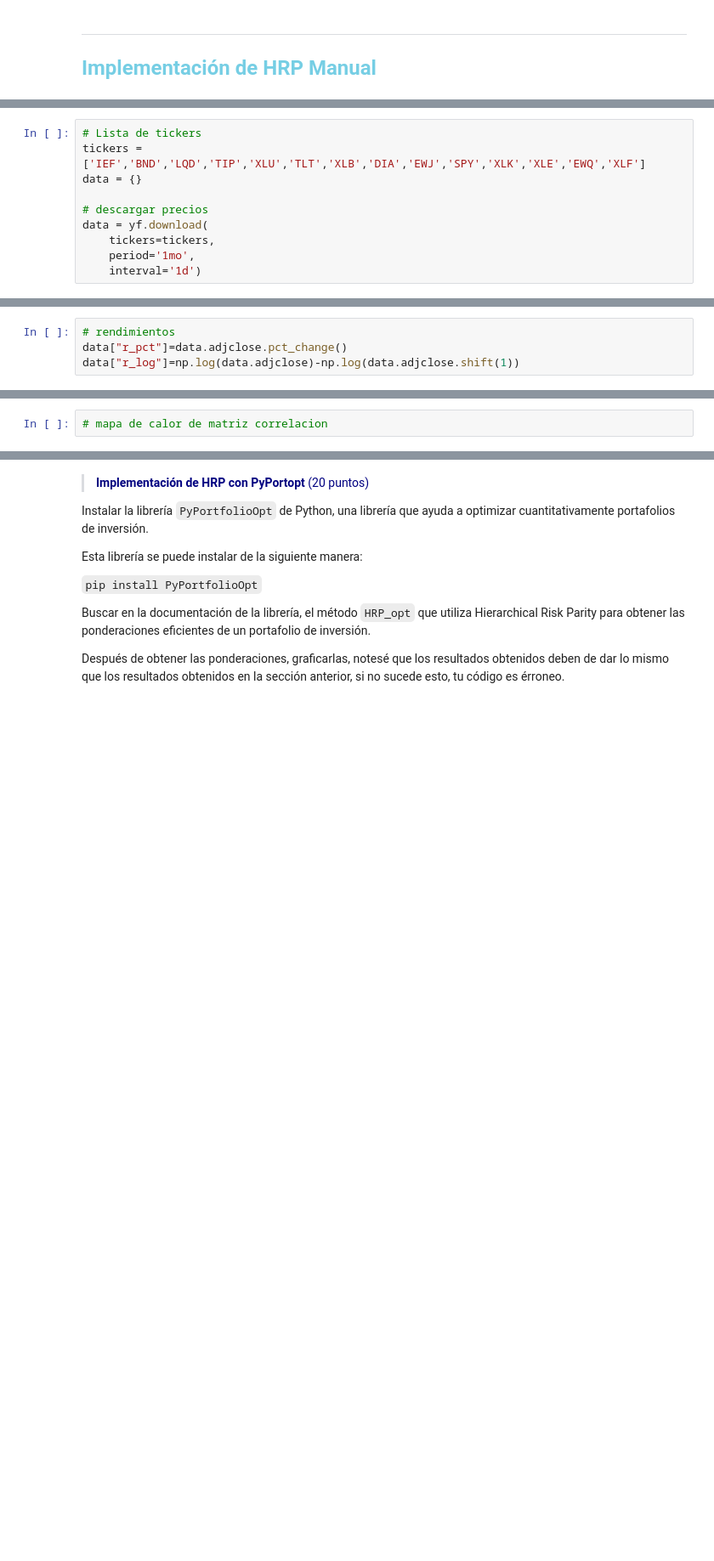
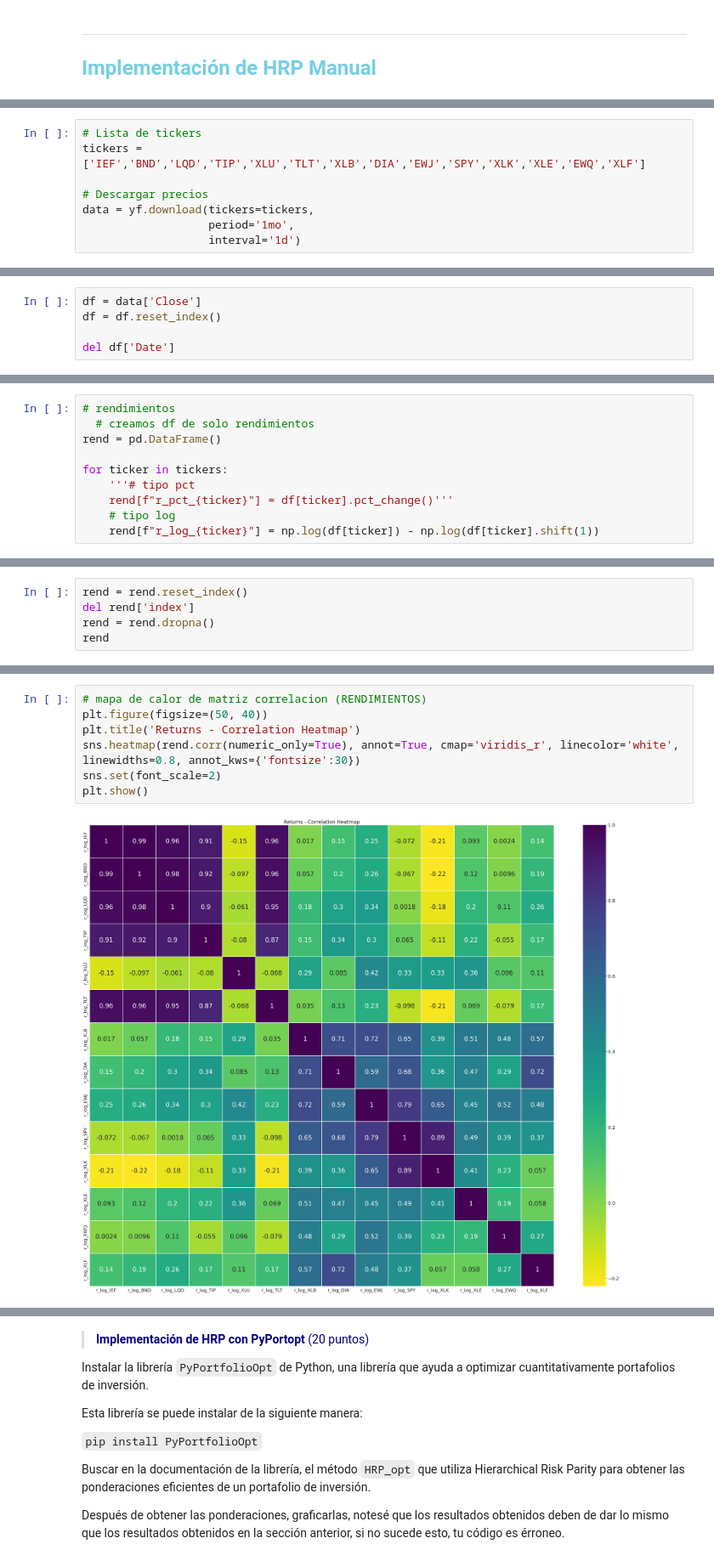
Before and after one commit to paugomezheredia/HOMEWORKS-PAP, a Jupyter notebook: HRP/Actividad_HRP.ipynb, the cells around one changed output, grey strips where cells are left out. Shown at 85% size. Cells and saved outputs as stored; diff of their text form; blank space fills up the shorter version.

```diff
--- a/HRP/Actividad_HRP.ipynb
+++ b/HRP/Actividad_HRP.ipynb
@@ -69,12 +69,10 @@ from scipy.cluster.hierarchy import dendrogram, linkage, leaves_list
 # %%
 # Lista de tickers
 tickers = ['IEF','BND','LQD','TIP','XLU','TLT','XLB','DIA','EWJ','SPY','XLK','XLE','EWQ','XLF']
-data = {}
 
-# descargar precios
-data = yf.download(
-    tickers=tickers,
-    period='1mo',
-    interval='1d')
+# Descargar precios
+data = yf.download(tickers=tickers,
+                   period='1mo',
+                   interval='1d')
 # %% [output]
 [*********************100%***********************]  14 of 14 completed
@@ -90,0 +79,5 @@ data
+# %%
+df = data['Close']
+df = df.reset_index()
+
+del df['Date']
@@ -91,4 +97,10 @@ data
 # %%
 # rendimientos
-data["r_pct"]=data.adjclose.pct_change()
-data["r_log"]=np.log(data.adjclose)-np.log(data.adjclose.shift(1))
+  # creamos df de solo rendimientos
+rend = pd.DataFrame()
+
+for ticker in tickers:
+    '''# tipo pct
+    rend[f"r_pct_{ticker}"] = df[ticker].pct_change()'''
+    # tipo log
+    rend[f"r_log_{ticker}"] = np.log(df[ticker]) - np.log(df[ticker].shift(1))
@@ -96,0 +107,5 @@ AttributeError: 'DataFrame' object has no attribute 'adjclose'
+# %%
+rend = rend.reset_index()
+del rend['index']
+rend = rend.dropna()
+rend
@@ -97,2 +134,9 @@ AttributeError: 'DataFrame' object has no attribute 'adjclose'
 # %%
-# mapa de calor de matriz correlacion
+# mapa de calor de matriz correlacion (RENDIMIENTOS)
+plt.figure(figsize=(50, 40))
+plt.title('Returns - Correlation Heatmap')
+sns.heatmap(rend.corr(numeric_only=True), annot=True, cmap='viridis_r', linecolor='white', linewidths=0.8, annot_kws={'fontsize':30})
+sns.set(font_scale=2)
+plt.show()
+# %% [output]
+[figure, added]
```
Also changed, not shown: parts of 26 cells of this notebook.
